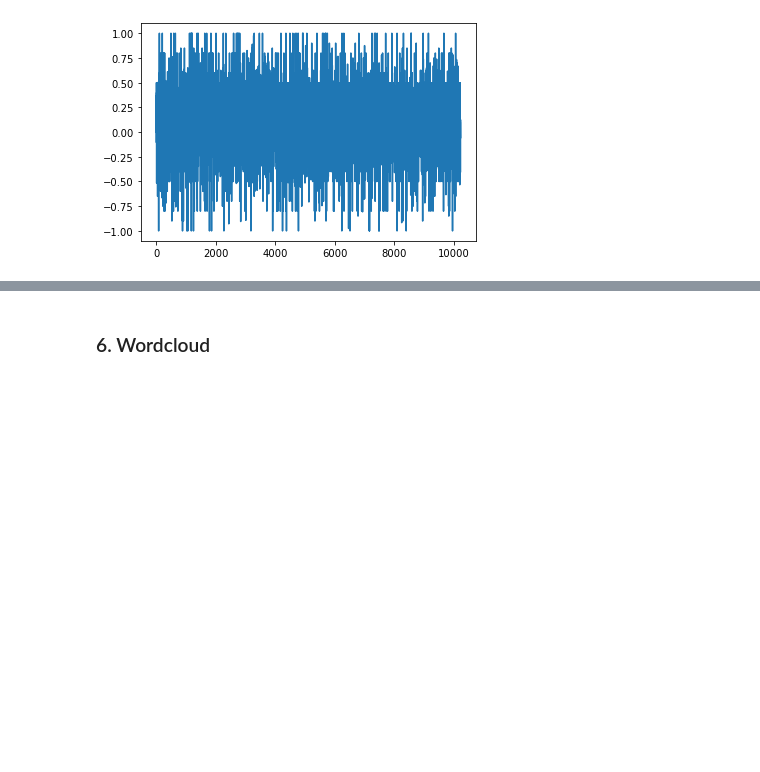
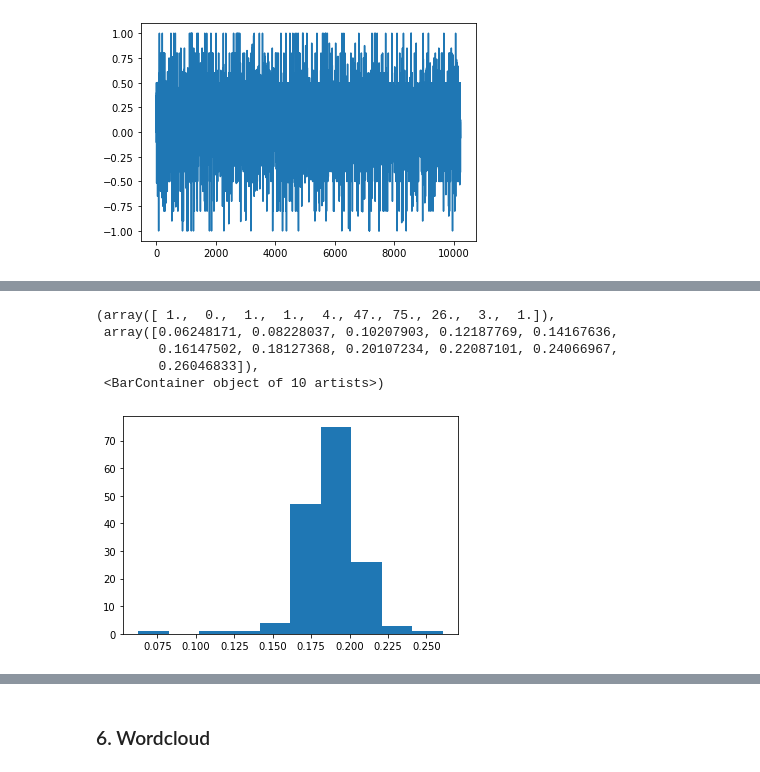
Before and after one commit to mdeppner/lgbtq-twitter-analysis, a Jupyter notebook: lgbtq_tweet_analysis.ipynb, the cells around one changed output, grey strips where cells are left out. Saved outputs shown, nothing was run; the diff lists cells and outputs as text; code cells hidden in the pictures; blank space fills up the shorter version.

```diff
--- a/lgbtq_tweet_analysis.ipynb
+++ b/lgbtq_tweet_analysis.ipynb
@@ -627,0 +559,9 @@ plt.plot(polarities)
+# %%
+plt.hist(polarities_per_day)
+# %% [output]
+(array([ 1.,  0.,  1.,  1.,  4., 47., 75., 26.,  3.,  1.]),
+ array([0.06248171, 0.08228037, 0.10207903, 0.12187769, 0.14167636,
+        0.16147502, 0.18127368, 0.20107234, 0.22087101, 0.24066967,
+        0.26046833]),
+ <BarContainer object of 10 artists>)
+[figure, added]
```
Also changed, not shown: parts of 46 cells of this notebook.
